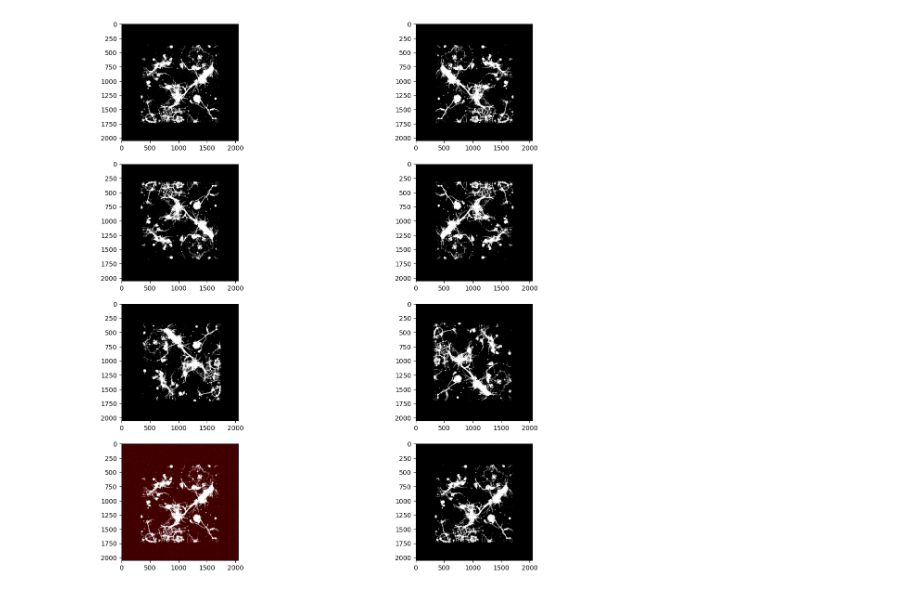
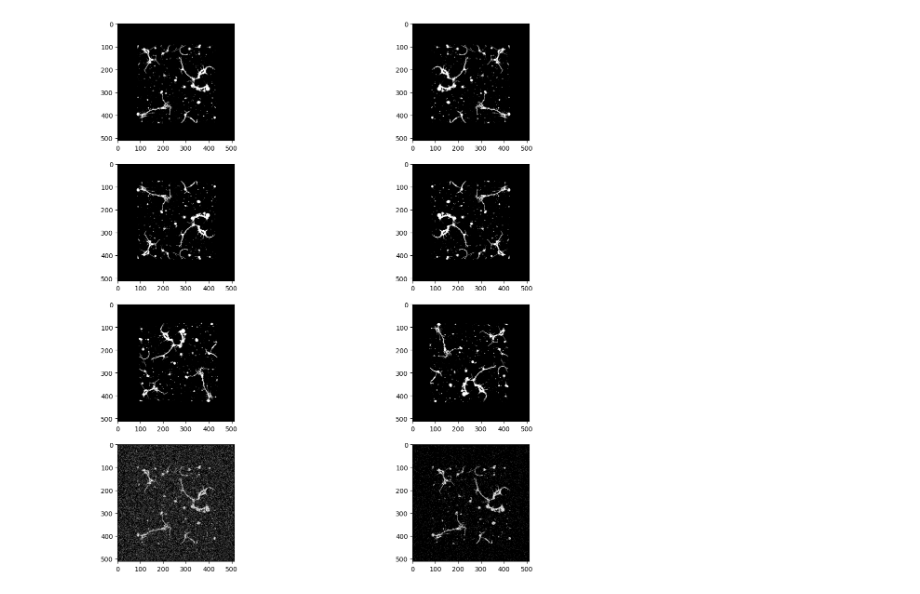
Before and after one commit to CS-433/ml-project-2-jointenergymodel, a Jupyter notebook: Data_augmentation.ipynb, the cells around one changed output. Cells and saved outputs as stored; diff of their text form; code cells hidden in the pictures.

```diff
--- a/Data_augmentation.ipynb
+++ b/Data_augmentation.ipynb
@@ -14,7 +14,6 @@ Mounted at /content/gdrive
 # %%
-input_folder = '/content/gdrive/MyDrive/dataCS433/wt'
-output_folder='/content/gdrive/MyDrive/dataCS433/augmented_wt'
-os.mkdir(output_folder)
+input_folder = '/content/gdrive/MyDrive/dataCS433/WT'
+output_folder='/content/gdrive/MyDrive/AugmentedDataCS433/WT'
 # %%
 def add_sp_noise(image):
 
@@ -23,8 +22,8 @@ def add_sp_noise(image):
     row , col = img.shape[:2]
     # Randomly pick some pixels in the
     # image for coloring them white
-    # Pick a random number between 300 and 10000
-    number_of_pixels = random.randint(3000, 100000)
+    # Pick a random number between 3000 and 50000 (we have 512x512 images)
+    number_of_pixels = random.randint(3000, 50000)
     for i in range(number_of_pixels):
         # Pick a random y coordinate
         y_coord=random.randint(0, row - 1)
@@ -47,11 +46,10 @@ def add_sp_noise(image):
 
     return img
 # %%
-
-
 for img in glob.glob(input_folder+"/*.png"):
   #Loading the original images
   image = cv2.imread(img)
+  cv2.imwrite(output_folder+img[len(input_folder):-4]+'_original'+'.png',image)
   #Vertical flip
   vflip = cv2.flip(image,1)
   cv2.imwrite(output_folder+img[len(input_folder):-4]+'_VFlipped'+'.png',vflip)
@@ -72,24 +70,26 @@ for img in glob.glob(input_folder+"/*.png"):
                       (width,height))
   cv2.imwrite(output_folder+img[len(input_folder):-4]+'_RRot'+'.png',rrot)
   #Random Gaussian noise
-  mean,stddev = 0,180
-  noise = np.zeros(image.shape, np.uint8)
-  cv2.randn(noise, mean, stddev)
-  gaussnoisy = cv2.add(image, noise)
-  cv2.imwrite(output_folder+img[len(input_folder):-4]+'_GaussNoisy'+'.png',gaussnoisy)
+  #mean,stddev = 0,180
+  #noise = np.zeros(image.shape, np.uint8)
+  #cv2.randn(noise, mean, stddev)
+  #gaussnoisy = cv2.add(image, noise)
+  #cv2.imwrite(output_folder+img[len(input_folder):-4]+'_GaussNoisy'+'.png',gaussnoisy)
   #Random salt and pepper noise
-  saltpeppernoisy= add_sp_noise(image)
-  cv2.imwrite(output_folder+img[len(input_folder):-4]+'_SaltPepperNoisy'+'.png',saltpeppernoisy)
+  saltpeppernoisy1= add_sp_noise(image)
+  cv2.imwrite(output_folder+img[len(input_folder):-4]+'_SaltPepperNoisy1'+'.png',saltpeppernoisy1)
+  saltpeppernoisy2= add_sp_noise(image)
+  cv2.imwrite(output_folder+img[len(input_folder):-4]+'_SaltPepperNoisy2'+'.png',saltpeppernoisy2)
 # %%
-sample=[image,vflip,hflip,vhflip,lrot,rrot,gaussnoisy,saltpeppernoisy]
+sample=[image,vflip,hflip,vhflip,lrot,rrot,saltpeppernoisy1,saltpeppernoisy2]
 
 for img in sample:
   img = cv2.cvtColor(img, cv2.COLOR_BGR2RGB)
 
 fig, axes = plt.subplots(4,2)
 fig.set_figheight(15)
 fig.set_figwidth(15)
 for i in range(len(sample)):
   axes[i//2,i%2].imshow(sample[i])
 # %% [output]
-[figure, old version]
+[figure, new version]
```
Also changed, not shown: parts of 4 cells of this notebook, 2 other files.
